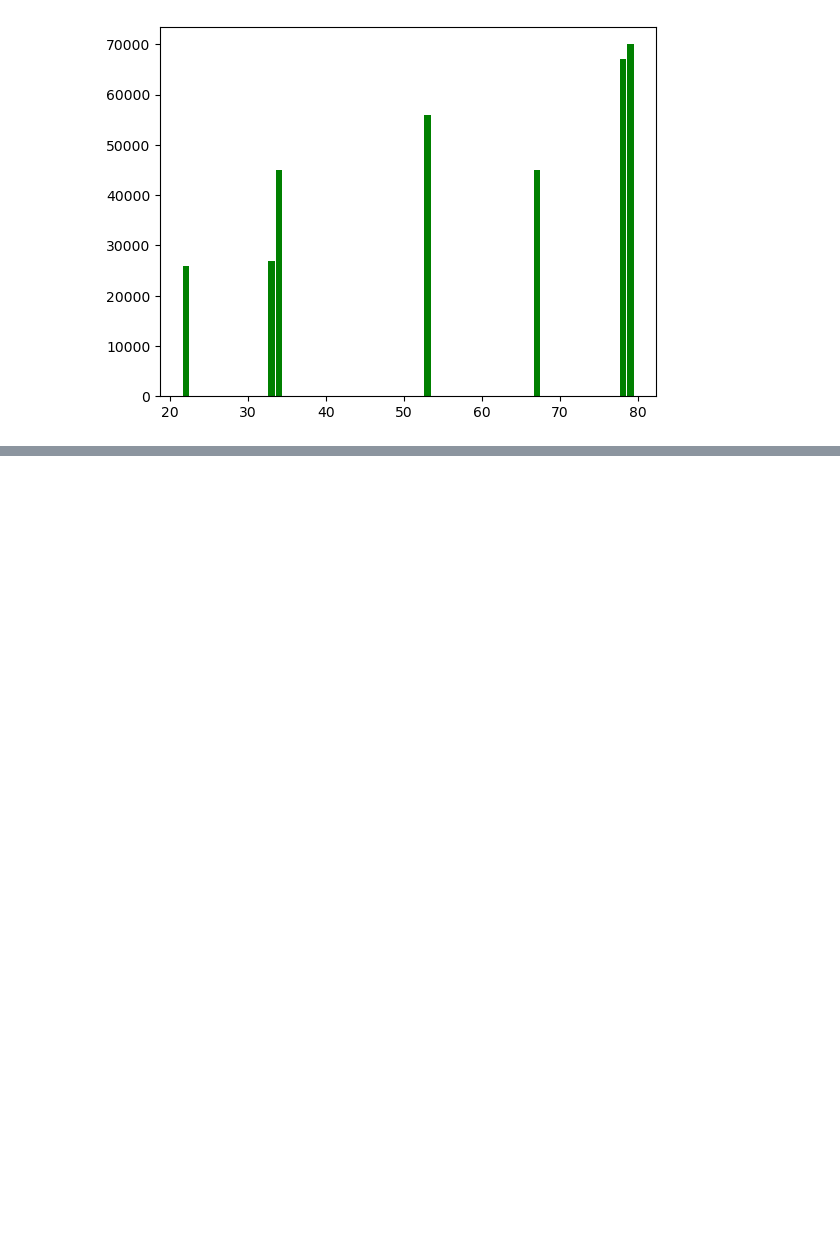
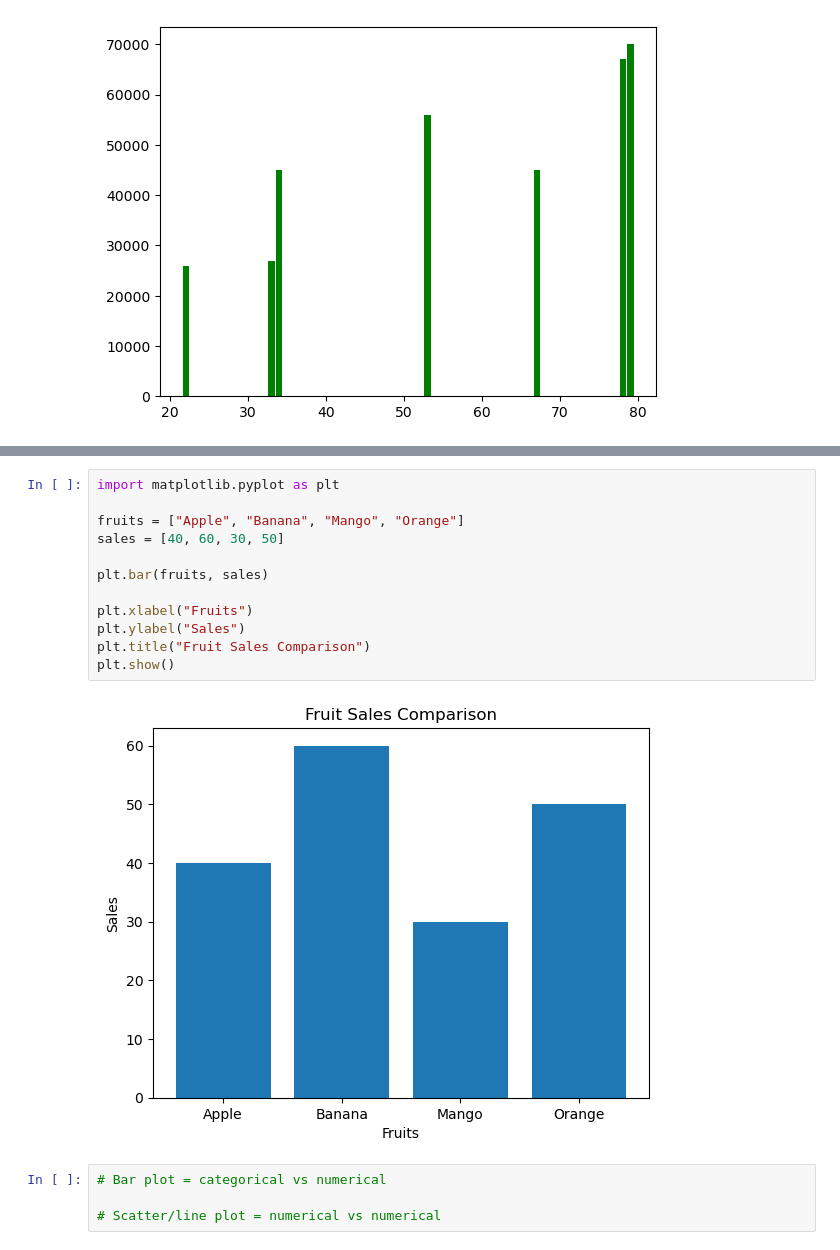
Before and after one commit to Preeti-1611/Python-_Libraries, a Jupyter notebook: Matplotlib_python/file_03.ipynb, the cells around one changed output, grey strips where cells are left out. Cells and saved outputs as stored; diff of their text form; blank space fills up the shorter version.

```diff
--- a/Matplotlib_python/file_03.ipynb
+++ b/Matplotlib_python/file_03.ipynb
@@ -65,0 +97,18 @@ plt.show()
+# %%
+import matplotlib.pyplot as plt
+
+fruits = ["Apple", "Banana", "Mango", "Orange"]
+sales = [40, 60, 30, 50]
+
+plt.bar(fruits, sales)
+
+plt.xlabel("Fruits")
+plt.ylabel("Sales")
+plt.title("Fruit Sales Comparison")
+plt.show()
+# %% [output]
+[figure, added]
+# %%
+# Bar plot = categorical vs numerical
+
+# Scatter/line plot = numerical vs numerical
```
Also changed, not shown: parts of 2 cells of this notebook.
